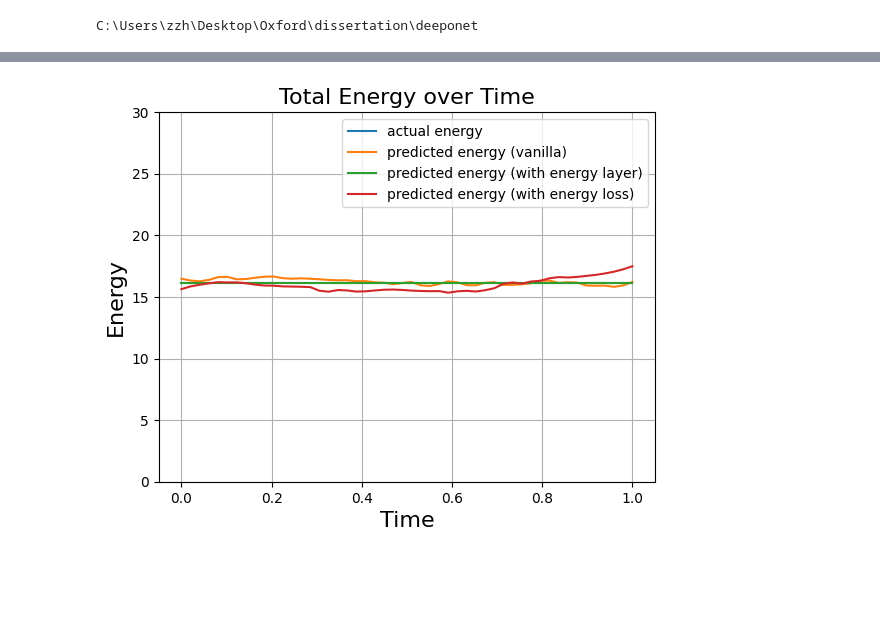
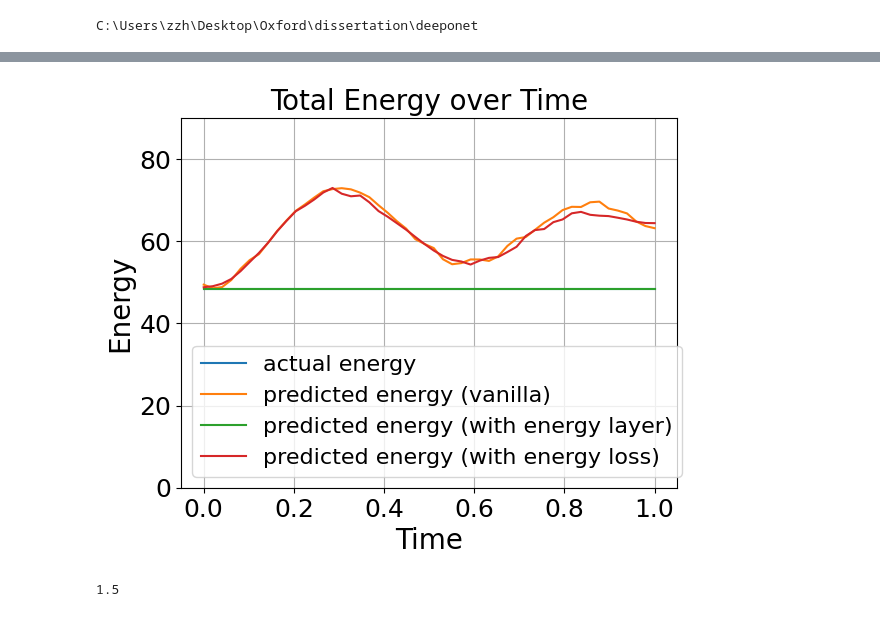
Before and after one commit to zihanzhou2002/deeponet, a Jupyter notebook: src/wave_test.ipynb, the cells around one changed output, grey strips where cells are left out. Drawn from its saved outputs; the diff is of its cells as text; code cells hidden in the pictures; blank space fills up the shorter version.

```diff
--- a/src/wave_test.ipynb
+++ b/src/wave_test.ipynb
@@ -439,20 +443,20 @@ num_test = 100
 epochs = 10000
 nt = 50
 
-loss_fn = complex_mse_loss
+
 
 
 nx = 20
 # Domain
-L = 20
+L = 10
 T = 1
-c = 1
+c = 1.2
 p = nx
 #X_train, y_train = wave_system_single.gen_wave_fourier_rand_fixed_speed(num = num_train, Nx = nx, x_max= L, tf=T)
 #X_test, y_test = wave_system_single.gen_wave_fourier_rand_fixed_speed(num=num_test, Nx = nx, x_max = L, tf = T)
 
-X_train, y_train = wave_system_single.gen_wave_fourier_rand_GRF_fixed_speed_multi(Nu = num_train, Nx = nx,Nt = nt, x_max= L, tf=T)
-X_test, y_test = wave_system_single.gen_wave_fourier_rand_GRF_fixed_speed_multi(Nu=num_test, Nx = nx, Nt=nt, x_max = L, tf = T)
+X_train, y_train = wave_system_single.gen_wave_fourier_rand_GRF_fixed_speed_multi(Nu = num_train, Nx = nx,Nt = nt, x_max= L, tf=T, c= c)
+X_test, y_test = wave_system_single.gen_wave_fourier_rand_GRF_fixed_speed_multi(Nu=num_test, Nx = nx, Nt=nt, x_max = L, tf = T, c= c)
 #data = dde.data.TripleCartesianProd(X_train, y_train, X_test, y_test)
 print(f"x_train : {np.shape(X_train[0])}, {np.shape(X_train[1])} \n y_train: {np.shape(y_train)}")
 # %% [output]
@@ -492,7 +502,9 @@ wave_SL_multi_net.load_state_dict(checkpoint_SL_multi['model_state_dict'])
 # %%
 
 with torch.no_grad():
+    print(c)
     y_train_pred_multi = model_wave_multi(X_train, wave_multi_net, c, L)
-    y_train_pred_energy = model_wave_energy_multi(X_train, wave_multi_net, c, L)
+    y_train_pred_energy = model_wave_energy_multi(X_train, wave_energy_multi_net, c, L)
+    y_train_multi_pred_energy = model_wave_energy_multi(X_train, wave_multi_net, c, L)
     y_train_pred_SL = model_wave_multi(X_train, wave_SL_multi_net, c, L)
     #y_pred_multi = model_wave_multi(X_test, wave_multi_net, c, L)
@@ -498,0 +573,23 @@ with torch.no_grad():
+# %%
+fontsize = 18
+plt.rcParams.update({'font.size': fontsize})
+fig, (ax1, ax2) = plt.subplots(1, 2 , figsize=(10,5))
+ax1.plot(wave_multi_train_err, label = "train error (vanilla)")
+ax1.plot(wave_energy_train_err, label = "test error (with energy layer)")
+ax1.plot(wave_SL_train_err, label = "test error (with energy loss)")
+ax1.set_yscale('log')
+ax1.set_xlabel("Epochs",fontsize=fontsize)
+ax1.grid(True)
+ax1.legend(prop={'size': 12})
+ax1.set_title("Training error", fontsize=fontsize)
+ax1.set_ylabel("L2 relative error", fontsize=fontsize)
+
+ax2.plot(wave_multi_test_err, label = "test error (vanilla)")
+ax2.plot(wave_energy_test_err, label = "test error (with energy layer)")
+ax2.plot(wave_SL_test_err, label = "test error (with energy loss)")
+ax2.set_yscale('log')
+ax2.set_title("Test error" ,fontsize=fontsize)
+ax2.grid(True)
+ax2.set_xlabel('Epochs', fontsize=fontsize)
+#ax2.set_ylabel('L2 relative error', fontsize=fontsize)
+ax2.legend(prop={'size': 12})
@@ -686,4 +746,5 @@ energy_pred_multi = dx*np.array([np.sum(c**2*np.abs(y[0: nx])**2) + np.sum(np.ab
 # %%
+fontsize =20
 dx = L / (nx - 1)
 k = 2 * np.pi * fftfreq(nx, dx)
 
@@ -699,33 +760,37 @@ D_large = np.block([[D, np.zeros((nx, nx))], [np.zeros((nx, nx)), np.eye(nx)]])
 
 y_train_x_sol = y_train@D_large.T@W_large_inv.T
 y_pred_x_sol_multi = y_train_pred_multi.numpy()@D_large.T@W_large_inv.T
 y_pred_x_sol_energy = y_train_pred_energy.numpy()@D_large.T@W_large_inv.T
 y_pred_x_sol_SL = y_train_pred_SL.numpy()@D_large.T@W_large_inv.T
 
 fig = plt.figure()
 
 t = np.linspace(0, T, nt)
 
 
 energy_pred_multi = dx*np.array([np.sum(c**2*np.abs(y[0: nx])**2) + np.sum(np.abs(y[nx :])**2) for y in y_pred_x_sol_multi[i]])
 energy_pred_energy = dx*np.array([np.sum(c**2*np.abs(y[0: nx])**2) + np.sum(np.abs(y[nx :])**2) for y in y_pred_x_sol_energy[i]])
 energy_pred_SL = dx*np.array([np.sum(c**2*np.abs(y[0: nx])**2) + np.sum(np.abs(y[nx :])**2) for y in y_pred_x_sol_SL[i]])
-energy_true = dx*np.array([np.sum(c**2*np.abs(y[0: nx])**2) + np.sum(np.abs(y[nx :])**2) for y in y_train_x_sol[i]])
+energy_true = dx*np.array([np.sum(c**2*np.abs(y_train_x_sol[i, 0,0:nx])**2) + np.sum(np.abs(y_train_x_sol[i, 0, nx:])**2)] *nt)
 # Plot predicted solution
 energy_max = max(np.max(np.abs(energy_true)), np.max(np.abs(energy_pred_multi)), np.max(np.abs(energy_pred_energy)), np.max(np.abs(energy_pred_SL)))
 
 
 plt.plot(t, energy_true, label='actual energy')
 plt.plot(t, energy_pred_multi, label='predicted energy (vanilla)')
 plt.plot(t, energy_pred_energy, label='predicted energy (with energy layer)')
 plt.plot(t, energy_pred_SL, label='predicted energy (with energy loss)')
 plt.grid(True)
 plt.xlabel("Time", fontsize=fontsize)
 plt.ylim(0, (energy_max // 10)*10 + 20)
 plt.ylabel("Energy", fontsize=fontsize)
-plt.legend()
+plt.legend(prop = {'size': 16})
 plt.title("Total Energy over Time", fontsize=fontsize)
 #plt.savefig(f"C:\\Users\\zzh\\Desktop\\Oxford\\dissertation\\deeponet\\plots\\wave_energy_{model.__name__}_net-{net.branch.linears[-1].out_features}-{net.trunk.linears[-1].out_features}_loss-{loss_fn.__name__}_l2-{optimizer.param_groups[0]["weight_decay"]}")
 plt.show()
 # %% [output]
-[figure, old version]
+[figure, new version]
+# %%
+c
+# %% [output]
+1.5
```
Also changed, not shown: parts of 21 cells of this notebook, 2 other files.
